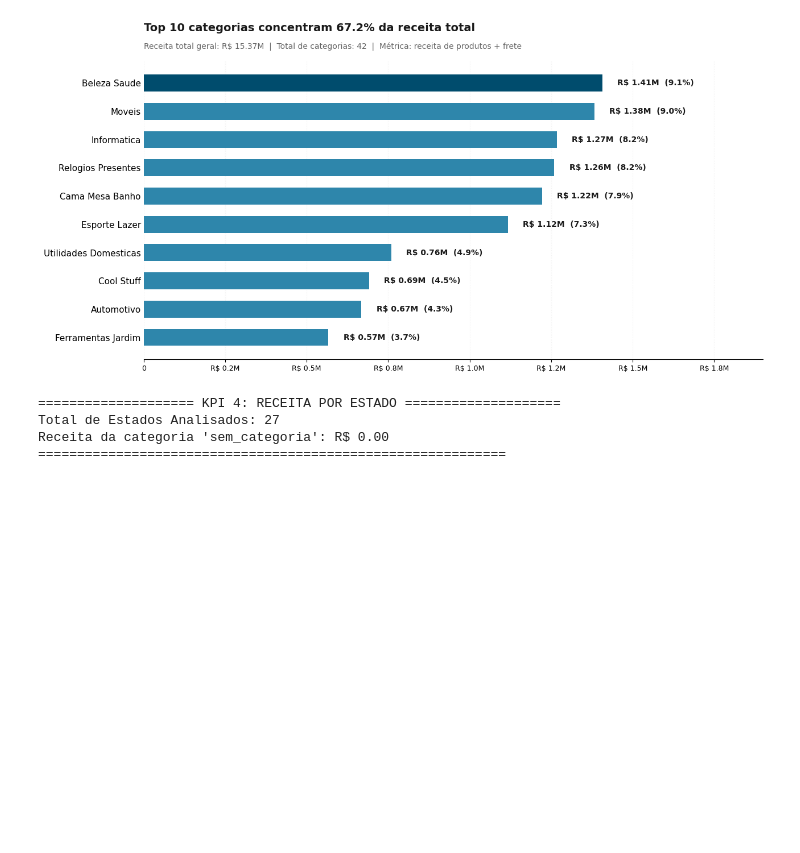
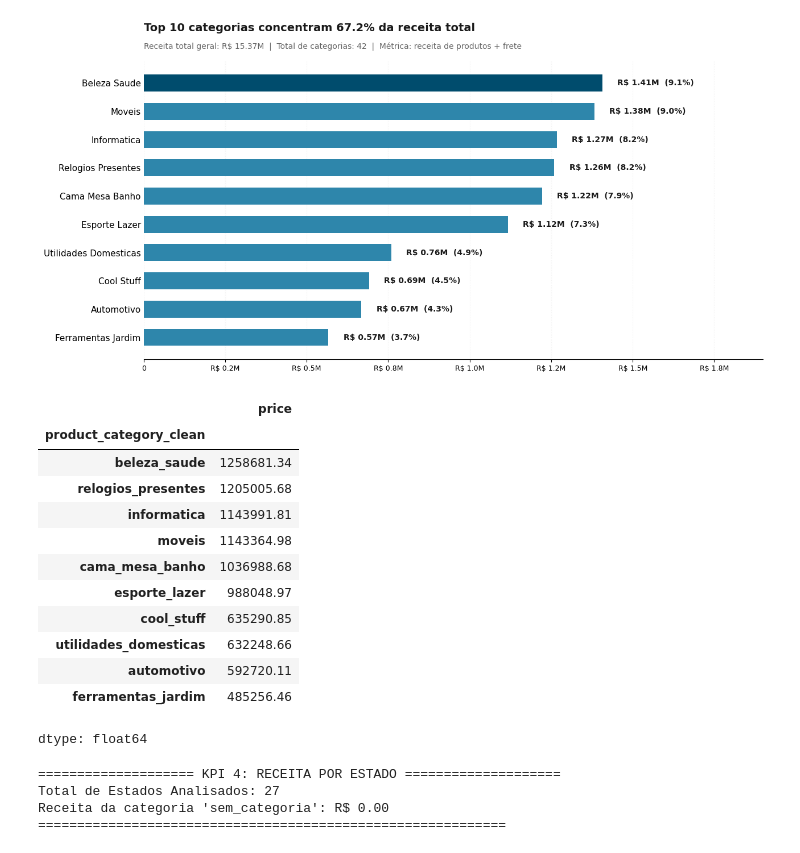
Before and after one commit to evellynjardini/Data-Analytics---Grupo-24, a Jupyter notebook: 1 - Projeto-Olist-KPIs/notebooks/Receita.ipynb, the cells around one changed output. Saved outputs shown, nothing was run; the diff lists cells and outputs as text; code cells hidden in the pictures; blank space fills up the shorter version.

```diff
--- a/1 - Projeto-Olist-KPIs/notebooks/Receita.ipynb
+++ b/1 - Projeto-Olist-KPIs/notebooks/Receita.ipynb
@@ -658,3 +730,35 @@ plt.show()
+# %%
+# Fazemos um merge limpo apenas entre os Itens, Pedidos (para status/data) e Produtos
+df_itens_pedido = pd.read_csv('/content/olist_order_items_dataset.csv', encoding='utf-8')
+df_produtos = pd.read_csv('/content/olist_products_dataset.csv',encoding='utf-8')
+df_pedidos = pd.read_csv('/content/olist_orders_dataset.csv',encoding='utf-8')
+
+df_produtos['product_category_clean'] = (
+    df_produtos['product_category_name']
+    .replace(mapa_categorias)
+    .fillna('sem_categoria')
+)
+
+df_itens_explodido = pd.merge(df_itens_pedido, df_pedidos[['order_id', 'order_status']], on='order_id', how='inner')
+df_itens_explodido = pd.merge(df_itens_explodido, df_produtos[['product_id', 'product_category_clean']], on='product_id', how='left')
+
+# Calculamos a Receita por Categoria
+tabela_categorias = df_itens_explodido.groupby('product_category_clean')['price'].sum().sort_values(ascending=False)
+tabela_categorias.head(10)
+# %% [output]
+|  | price |
+| product_category_clean |  |
+| beleza_saude | 1258681.34 |
+| relogios_presentes | 1205005.68 |
+| informatica | 1143991.81 |
+| moveis | 1143364.98 |
+| cama_mesa_banho | 1036988.68 |
+| esporte_lazer | 988048.97 |
+| cool_stuff | 635290.85 |
+| utilidades_domesticas | 632248.66 |
+| automotivo | 592720.11 |
+| ferramentas_jardim | 485256.46 |
+dtype: float64
 # %%
 # --- KPI 4: Receita por Estado ---
 
```
Also changed, not shown: parts of 6 cells of this notebook.
